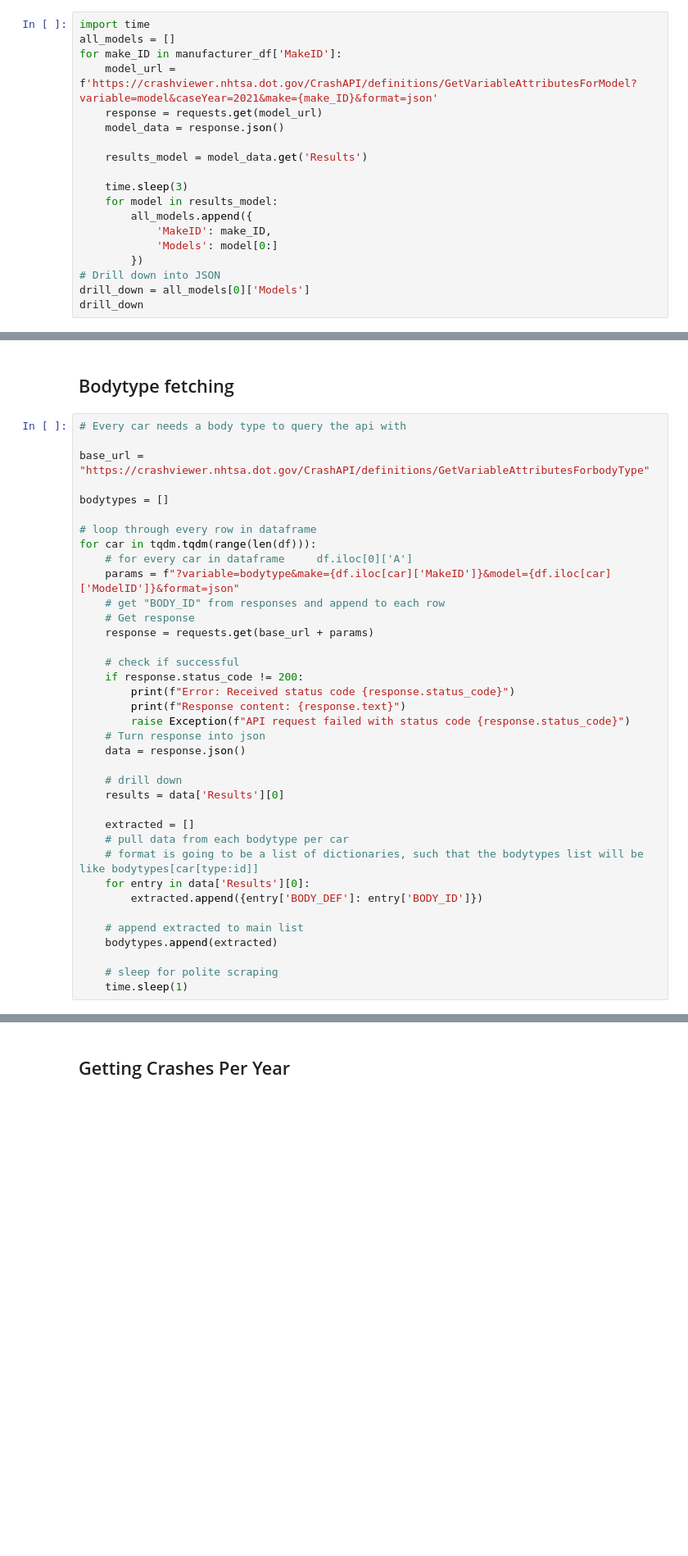
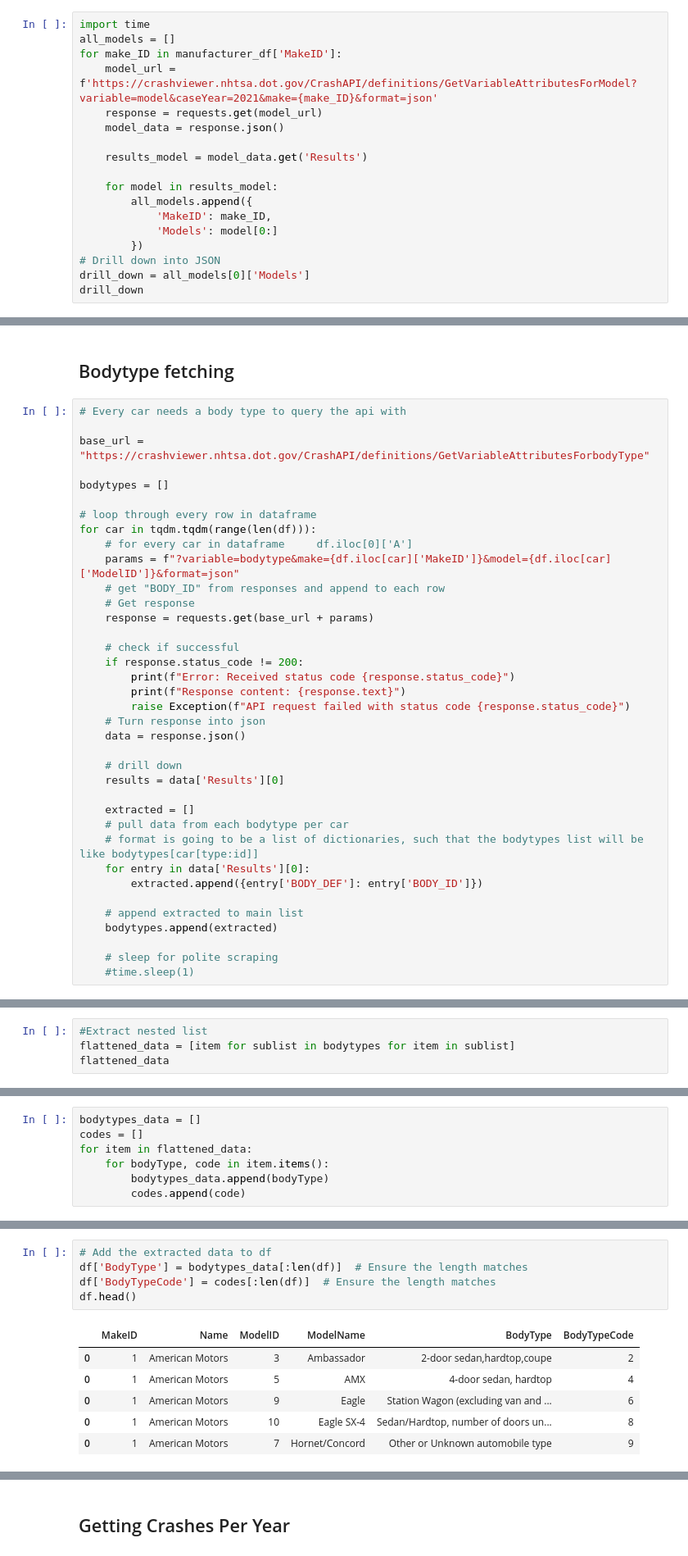
Before and after one commit to ConnorCritchley/GC-Final-Project, a Jupyter notebook: FinalNotebook.ipynb, the cells around one changed output, grey strips where cells are left out. Shown: that part at 82% size. Saved outputs shown, nothing was run; the diff lists cells and outputs as text; blank space fills up the shorter version.

Commit message:
Merged DataFrame

```diff
--- a/FinalNotebook.ipynb
+++ b/FinalNotebook.ipynb
@@ -70,7 +70,6 @@ for make_ID in manufacturer_df['MakeID']:
 
     results_model = model_data.get('Results')
 
-    time.sleep(3)
     for model in results_model:
         all_models.append({
             'MakeID': make_ID,
@@ -192,5 +204,5 @@ for car in tqdm.tqdm(range(len(df))):
     bodytypes.append(extracted)
 
     # sleep for polite scraping
-    time.sleep(1)
+    #time.sleep(1)
 # %%
@@ -201,0 +232,4 @@ bodytypes
+# %%
+#Extract nested list
+flattened_data = [item for sublist in bodytypes for item in sublist]
+flattened_data
@@ -201,0 +254,7 @@ bodytypes
+# %%
+bodytypes_data = []
+codes = []
+for item in flattened_data:
+    for bodyType, code in item.items():
+        bodytypes_data.append(bodyType)
+        codes.append(code)
@@ -201,0 +281,12 @@ bodytypes
+# %%
+# Add the extracted data to df
+df['BodyType'] = bodytypes_data[:len(df)]  # Ensure the length matches
+df['BodyTypeCode'] = codes[:len(df)]  # Ensure the length matches
+df.head()
+# %% [output]
+|  | MakeID | Name | ModelID | ModelName | BodyType | BodyTypeCode |
+| 0 | 1 | American Motors | 3 | Ambassador | 2-door sedan,hardtop,coupe | 2 |
+| 0 | 1 | American Motors | 5 | AMX | 4-door sedan, hardtop | 4 |
+| 0 | 1 | American Motors | 9 | Eagle | Station Wagon (excluding van and ... | 6 |
+| 0 | 1 | American Motors | 10 | Eagle SX-4 | Sedan/Hardtop, number of doors un... | 8 |
+| 0 | 1 | American Motors | 7 | Hornet/Concord | Other or Unknown automobile type | 9 |
```
Also changed, not shown: parts of 8 cells of this notebook.
